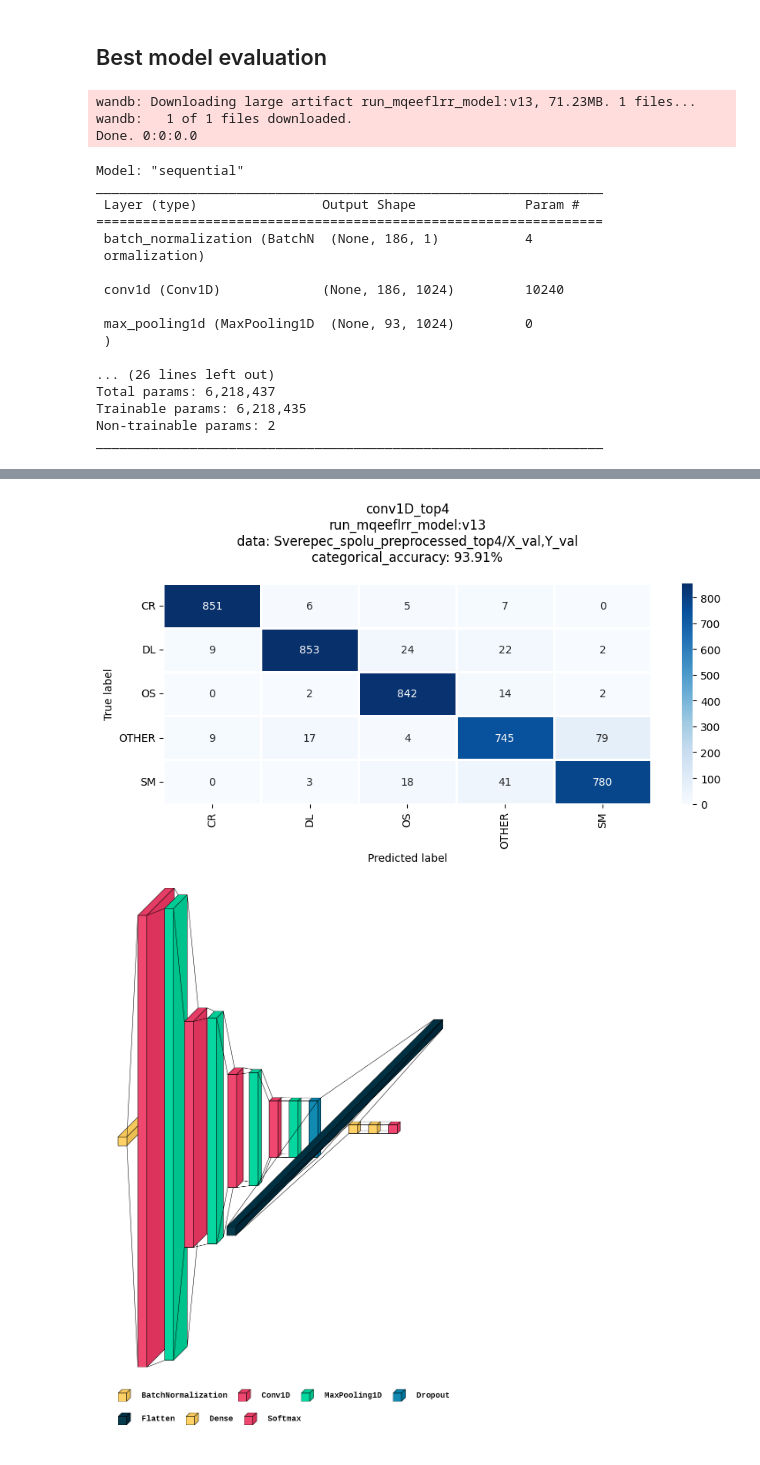
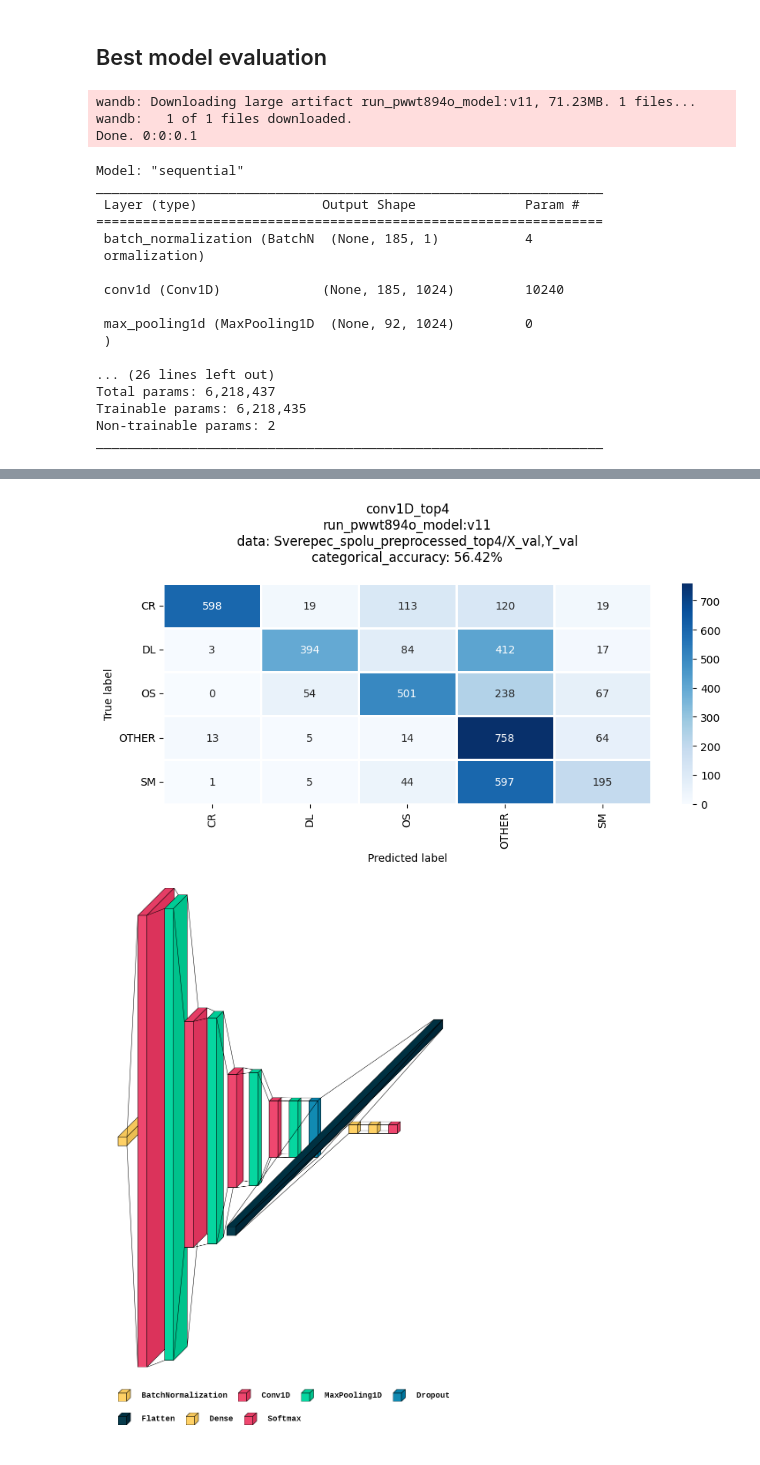
Before and after one commit to IISAS/nvflare-hysped, a Jupyter notebook: volumes/dev/tf/notebooks/model_conv1D_top4.ipynb, the cells around one changed output, grey strips where cells are left out. Saved outputs shown, nothing was run; the diff lists cells and outputs as text; code cells hidden in the pictures.

Commit message:
new differential model

```diff
--- a/volumes/dev/tf/notebooks/model_conv1D_top4.ipynb
+++ b/volumes/dev/tf/notebooks/model_conv1D_top4.ipynb
@@ -116,6 +117,10 @@ cfg = dict(
     class_column = 'DRUH_DR',
     model_name = 'conv1D_top4',
     num_conv1D_layers = 4,
+    augmentation_noise = 0.1,
+    differential = True,
+    normalize = True,
+    pi = 95
 )
 cfg['project_name'] = 'hysped-%s' % cfg['model_name']
 
@@ -432,0 +558,32 @@ plt.show()
+# %%
+# percentile interval
+pi = 95
+
+# no added noise
+gdf_X_val, gdf_Y_val = load_val_data()
+X_val, Y_val = df_to_XY(gdf_X_val, gdf_Y_val, label_encoder=label_encoder, **cfg)
+X_val, Y_val = preprocess(X_val, Y_val, is_validation_data=True, **cfg)
+df_val = XY_to_df(X_val, Y_val, label_encoder=label_encoder)
+plot_wavelengths_v3(
+    df_val,
+    title='%s - validation\ndifferential: %s, normalized: %s, PI: %d' % (os.path.basename(cfg['data_dir']), cfg['differential'], cfg['normalize'], pi),
+    errorbar=('pi', pi)
+)
+
+#
+# added noise
+#
+gdf_X_val, gdf_Y_val = load_val_data()
+X_val, Y_val = df_to_XY(gdf_X_val, gdf_Y_val, label_encoder=label_encoder, **cfg)
+
+p = 0.1
+mu = 0.0
+X_val = add_noise(X_val, p, mu)
+
+X_val, Y_val = preprocess(X_val, Y_val, is_validation_data=True, **cfg)
+df_val = XY_to_df(X_val, Y_val, label_encoder=label_encoder)
+plot_wavelengths_v3(
+    df_val,
+    title='%s - validation\ndifferential: %s, normalized: %s, added noise: %.2f%% of band std, PI: %d' % (os.path.basename(cfg['data_dir']), cfg['differential'], cfg['normalize'], p, pi),
+    errorbar=('pi', pi)
+)
@@ -574,24 +772,24 @@ Run history:
 ## Best model evaluation
 # %%
 api = wandb.Api()
-model_artifact = api.artifact('hysped/hysped-conv1D_top4/run_mqeeflrr_model:v13', type='model')
+model_artifact = api.artifact('hysped/hysped-conv1D_top4/run_pwwt894o_model:v11', type='model')
 model_path = model_artifact.download()
 model = tf.keras.models.load_model(model_artifact.file())
 model.summary()
 # %% [output]
-wandb: Downloading large artifact run_mqeeflrr_model:v13, 71.23MB. 1 files...
+wandb: Downloading large artifact run_pwwt894o_model:v11, 71.23MB. 1 files...
 wandb:   1 of 1 files downloaded.
-Done. 0:0:0.0
+Done. 0:0:0.1
 Model: "sequential"
 _________________________________________________________________
  Layer (type)                Output Shape              Param #
 =================================================================
- batch_normalization (BatchN  (None, 186, 1)           4
+ batch_normalization (BatchN  (None, 185, 1)           4
  ormalization)
 
- conv1d (Conv1D)             (None, 186, 1024)         10240
+ conv1d (Conv1D)             (None, 185, 1024)         10240
 
- max_pooling1d (MaxPooling1D  (None, 93, 1024)         0
+ max_pooling1d (MaxPooling1D  (None, 92, 1024)         0
  )
 
 ... (26 lines left out)
@@ -600,7 +798,7 @@ Trainable params: 6,218,435
 Non-trainable params: 2
 _________________________________________________________________
 # %%
-Y_pred = predict_model(model, X_val, Y_val, label_encoder=label_encoder)
+Y_pred = predict_model(model, X_val, label_encoder=label_encoder)
 cm = confusion_matrix(label_encoder.inverse_transform(np.argmax(Y_val, axis=1)), Y_pred)
 
 eval_results = model.evaluate(X_val, Y_val, return_dict=True)
@@ -624,4 +822,4 @@ plt.show()
-[figure, old version]
+[figure, new version]
 # %%
 tf.keras.utils.plot_model(
     model,
```
Also changed, not shown: parts of 17 cells of this notebook.
